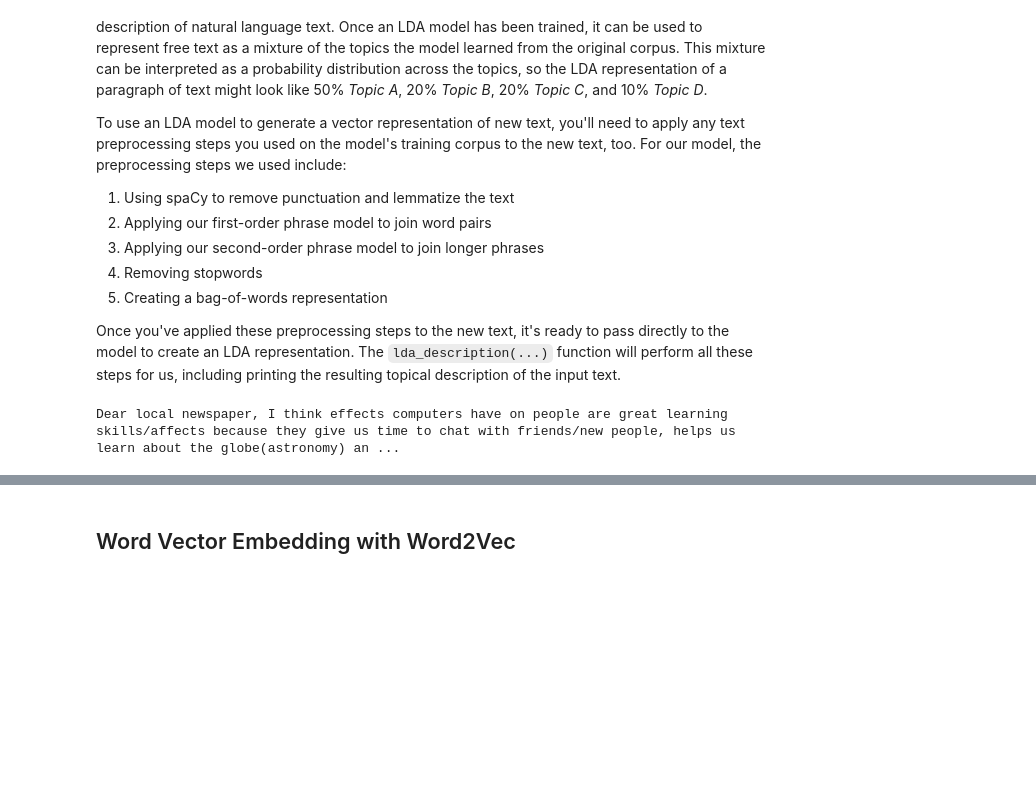
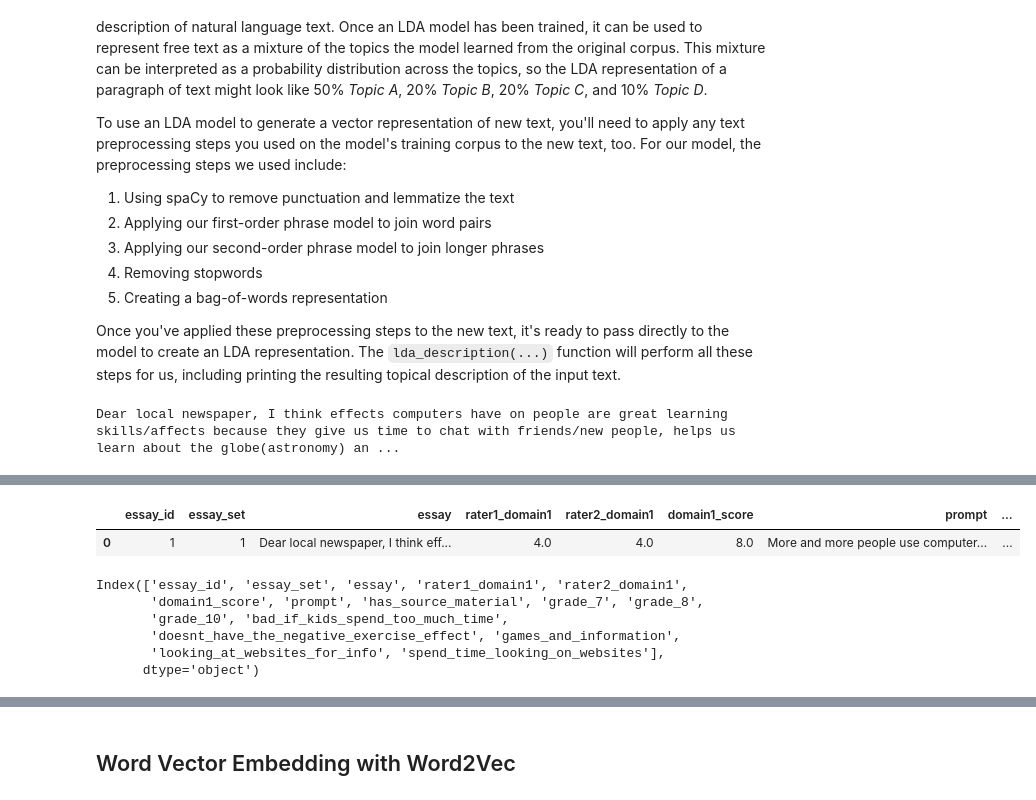
Before and after one commit to AlexEBall/Automated-Essay-Grading-with-NLP, a Jupyter notebook: notebooks/essays_set1_word2vec.ipynb, the cells around one changed output, grey strips where cells are left out. Cells and saved outputs as stored; diff of their text form; code cells hidden in the pictures; blank space fills up the shorter version.

```diff
--- a/notebooks/essays_set1_word2vec.ipynb
+++ b/notebooks/essays_set1_word2vec.ipynb
@@ -599,0 +593,15 @@ essays.loc[[0]]
+# %%
+neww = pd.concat([essays.loc[[0]], jo], axis=1, sort=False)
+neww
+# %% [output]
+|  | essay_id | essay_set | essay | rater1_domain1 | rater2_domain1 | domain1_score | prompt | ... |
+| 0 | 1 | 1 | Dear local newspaper, I think eff... | 4.0 | 4.0 | 8.0 | More and more people use computer... | ... |
+# %%
+neww.columns
+# %% [output]
+Index(['essay_id', 'essay_set', 'essay', 'rater1_domain1', 'rater2_domain1',
+       'domain1_score', 'prompt', 'has_source_material', 'grade_7', 'grade_8',
+       'grade_10', 'bad_if_kids_spend_too_much_time',
+       'doesnt_have_the_negative_exercise_effect', 'games_and_information',
+       'looking_at_websites_for_info', 'spend_time_looking_on_websites'],
+      dtype='object')
```
Also changed, not shown: parts of 33 cells of this notebook.
